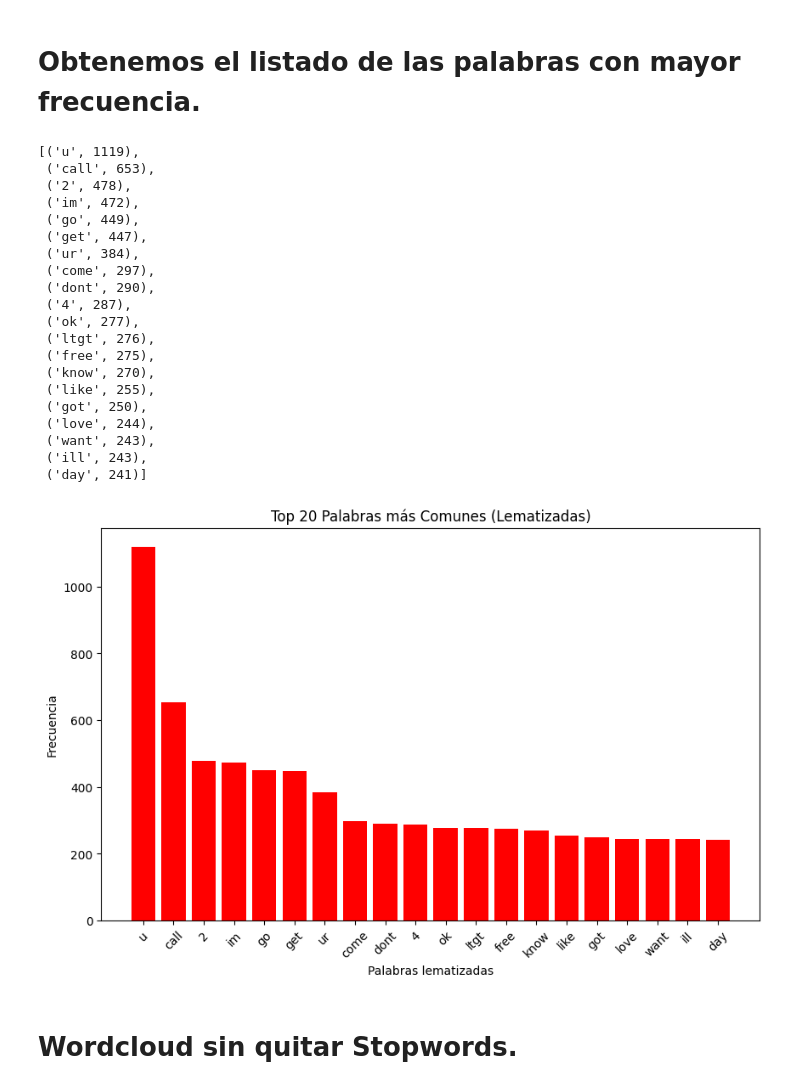
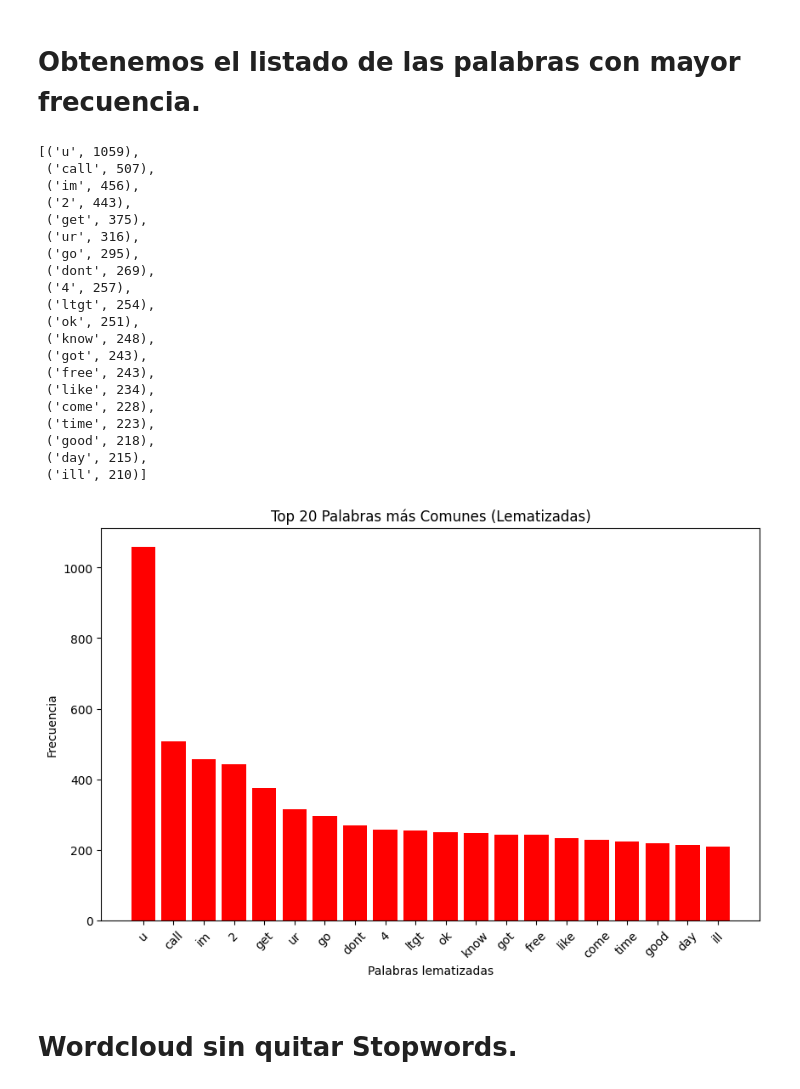
Before and after one commit to Jorge-Alvarez-23/Data-Science-III_Coder, a Jupyter notebook: Proy_Final_AlvarezJorge.ipynb, the cells around one changed output. Drawn from its saved outputs; the diff is of its cells as text; code cells hidden in the pictures.

```diff
--- a/Proy_Final_AlvarezJorge.ipynb
+++ b/Proy_Final_AlvarezJorge.ipynb
@@ -370,0 +389,14 @@ df['Email Text_stemming'] = df['Email Text_tokenizado_sin_stopwords'].apply(lamb
+# %%
+#Importamos librerías
+
+import nltk
+nltk.download('wordnet')  # Base de datos léxica de WordNet para lematización en inglés
+
+# Importar el WordNetLemmatizer de nltk
+from nltk.stem import WordNetLemmatizer
+
+# Inicializar el lematizador
+lemmatizer = WordNetLemmatizer()
+
+# Aplicar la lematización a la columna 'review_tokenizado_sin_stopwords'
+df['Email Text_lematizacion'] = df['Email Text_tokenizado_sin_stopwords'].apply(lambda tokens: [lemmatizer.lemmatize(token) for token in tokens])
@@ -397,57 +432,57 @@ df.head(15)
 from collections import Counter
 
 # Unimos todos los tokens lematizados en una sola lista
-tokens_stemming = [token for tokens_list in df['Email Text_stemming'] for token in tokens_list]
+tokens_lematizacion = [token for tokens_list in df['Email Text_lematizacion'] for token in tokens_list]
 
 # Contamos la frecuencia de cada palabra
-frecuencia_palabras_stemming = Counter(tokens_stemming)
+frecuencia_palabras_lematizacion = Counter(tokens_lematizacion)
 
 # Mostramos las 20 palabras más comunes
-frecuencia_palabras_stemming.most_common(20)
+frecuencia_palabras_lematizacion.most_common(20)
 # %% [output]
-[('u', 1119),
- ('call', 653),
- ('2', 478),
- ('im', 472),
- ('go', 449),
- ('get', 447),
- ('ur', 384),
- ('come', 297),
- ('dont', 290),
- ('4', 287),
- ('ok', 277),
- ('ltgt', 276),
- ('free', 275),
- ('know', 270),
- ('like', 255),
- ('got', 250),
- ('love', 244),
- ('want', 243),
- ('ill', 243),
- ('day', 241)]
+[('u', 1059),
+ ('call', 507),
+ ('im', 456),
+ ('2', 443),
+ ('get', 375),
+ ('ur', 316),
+ ('go', 295),
+ ('dont', 269),
+ ('4', 257),
+ ('ltgt', 254),
+ ('ok', 251),
+ ('know', 248),
+ ('got', 243),
+ ('free', 243),
+ ('like', 234),
+ ('come', 228),
+ ('time', 223),
+ ('good', 218),
+ ('day', 215),
+ ('ill', 210)]
 # %%
 # Importamos matplotlib para la visualización
 import matplotlib.pyplot as plt
 
 # Obtenemos las 20 palabras más comunes y sus frecuencias
-palabras_stem, frecuencias_stem = zip(*frecuencia_palabras_stemming.most_common(20))
+palabras_stem, frecuencias_lema = zip(*frecuencia_palabras_lematizacion.most_common(20))
 
 # Creamos el gráfico de barras
 plt.figure(figsize=(10, 6))  # Ajustamos el tamaño del gráfico
-plt.bar(palabras_stem, frecuencias_stem, color='red')
+plt.bar(palabras_stem, frecuencias_lema, color='red')
 
 # Añadimos etiquetas y título
 plt.xlabel('Palabras lematizadas')
 plt.ylabel('Frecuencia')
 plt.title('Top 20 Palabras más Comunes (Lematizadas)')
 
 # Rotamos las etiquetas del eje X para que se lean mejor
 plt.xticks(rotation=45)
 
 # Mostramos el gráfico
 plt.show()
 # %% [output]
-[figure, old version]
+[figure, new version]
 # %% [markdown]
 # Wordcloud sin quitar Stopwords.
 # %%
```
Also changed, not shown: parts of 19 cells of this notebook.
